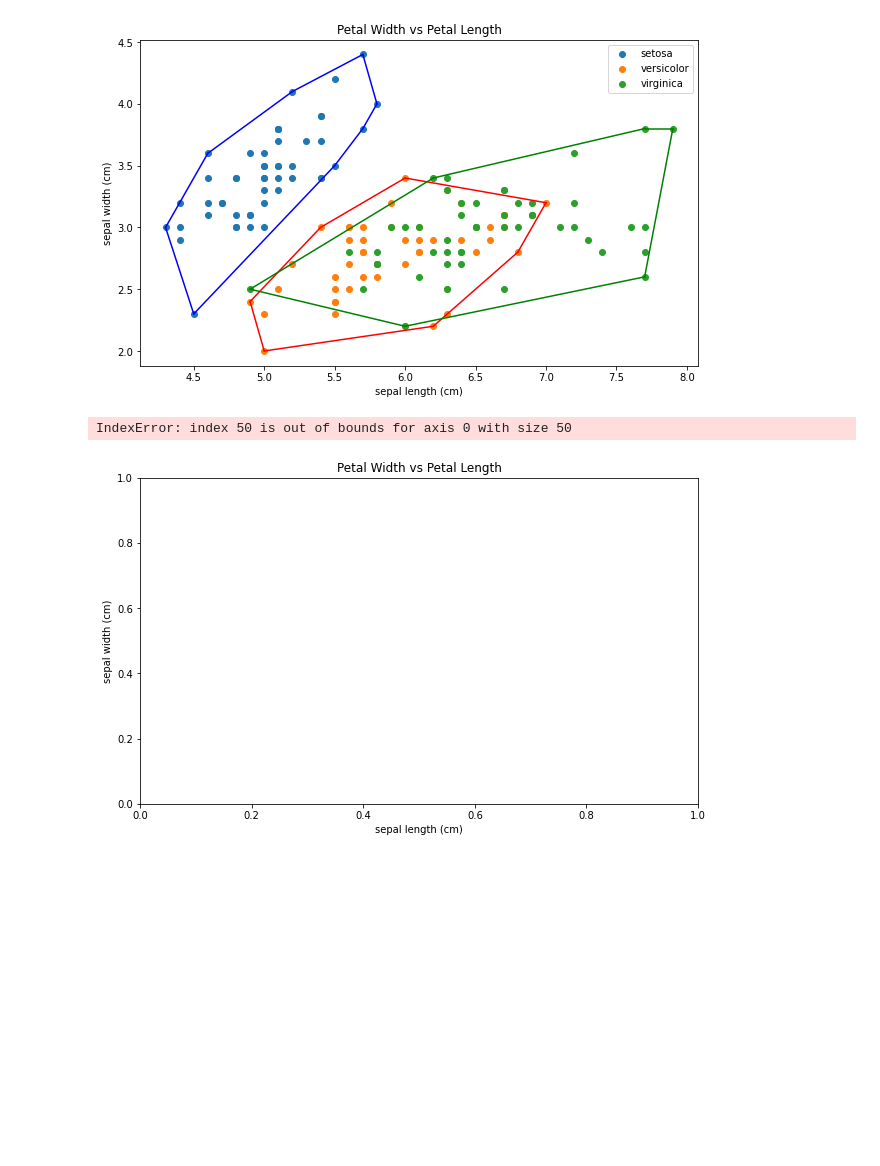
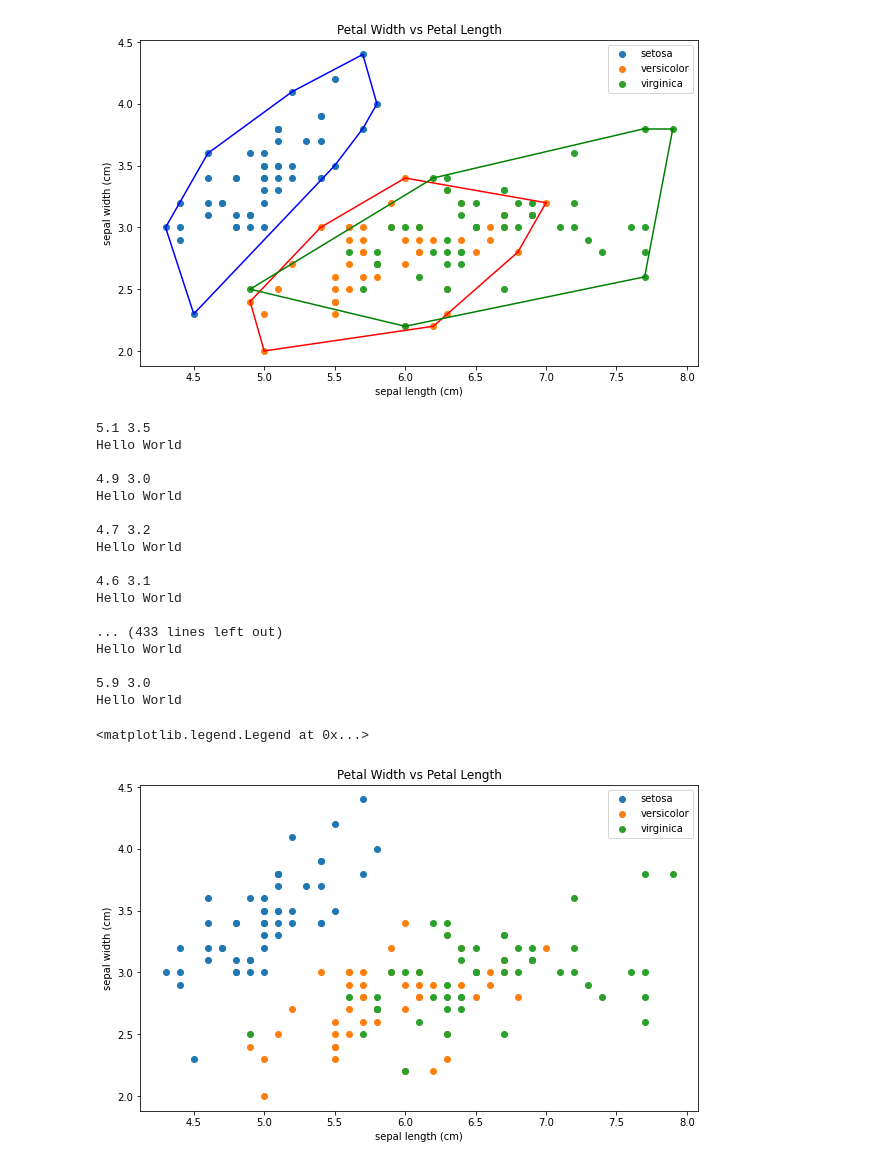
Before and after one commit to hanafathiyah/Tugas-Kecil-Stima-2, a Jupyter notebook: src/main.ipynb, the cells around one changed output. Drawn from its saved outputs; the diff is of its cells as text; code cells hidden in the pictures; blank space fills up the shorter version.

```diff
--- a/src/main.ipynb
+++ b/src/main.ipynb
@@ -40,19 +40,37 @@ plt.legend()
 # %%
 import matplotlib.pyplot as plt
 from ConvexHullByHana import myConvexHull
 plt.figure(figsize = (10, 6))
 colors = ['b','r','g']
 plt.title('Petal Width vs Petal Length')
 plt.xlabel(data.feature_names[0])
 plt.ylabel(data.feature_names[1])
 for i in range(len(data.target_names)):
     bucket = df[df['Target'] == i]
     bucket = bucket.iloc[:,[0,1]].values
-    hull = myConvexHull(bucket) #bagian ini diganti dengan hasil implementasi ConvexHull Divide & Conquer
+    myConvexHull(bucket) #bagian ini diganti dengan hasil implementasi ConvexHull Divide & Conquer
     plt.scatter(bucket[:, 0], bucket[:, 1], label=data.target_names[i])
   #  for simplex in hull.simplices:
   #      plt.plot(bucket[simplex, 0], bucket[simplex, 1], colors[i])
+  #  plt.plot(bucket[[1,2],0], bucket[[1,2], 1], colors[1])
 plt.legend()
 # %% [output]
-IndexError: index 50 is out of bounds for axis 0 with size 50
+5.1 3.5
+Hello World
+
+4.9 3.0
+Hello World
+
+4.7 3.2
+Hello World
+
+4.6 3.1
+Hello World
+
+... (433 lines left out)
+Hello World
+
+5.9 3.0
+Hello World
+<matplotlib.legend.Legend at 0x...>
-[figure, old version]
+[figure, new version]
```
Also changed, not shown: parts of 1 cell of this notebook, 3 other files.
